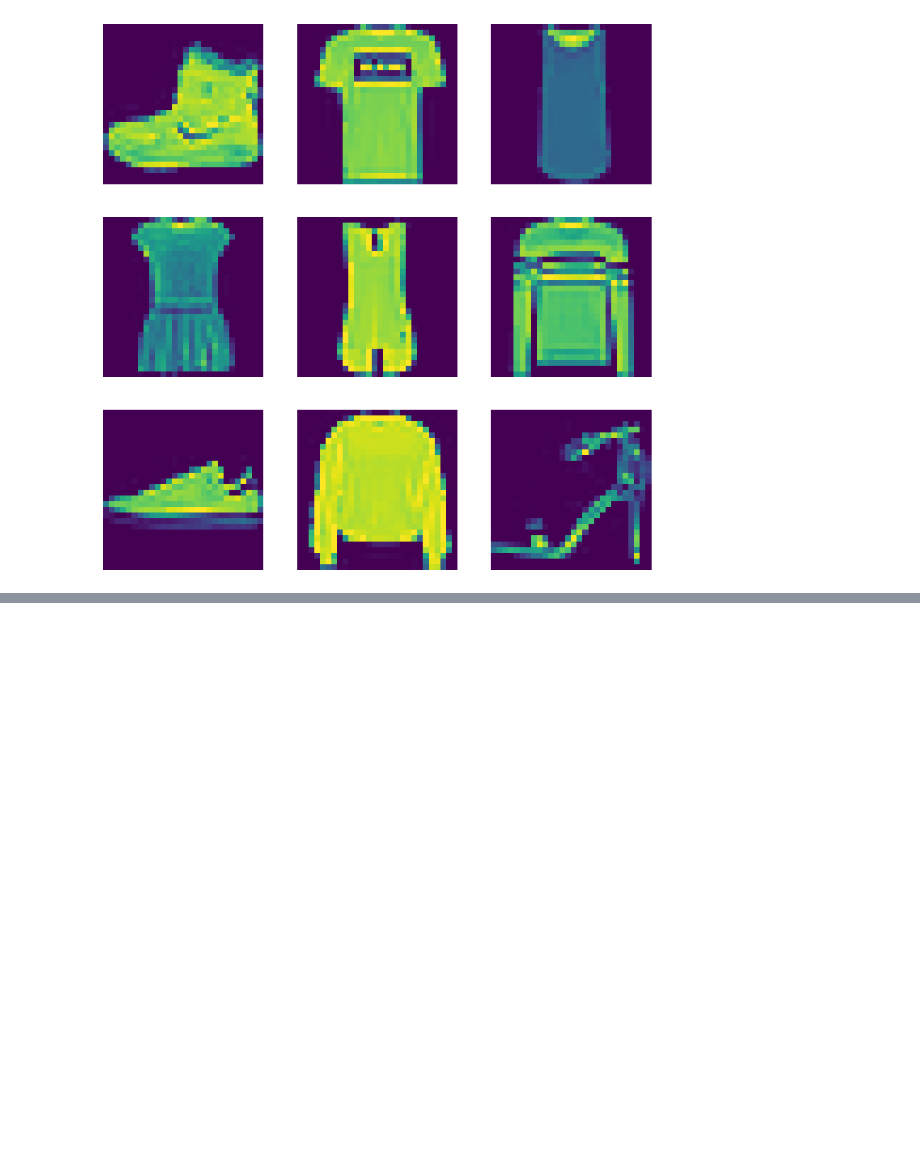
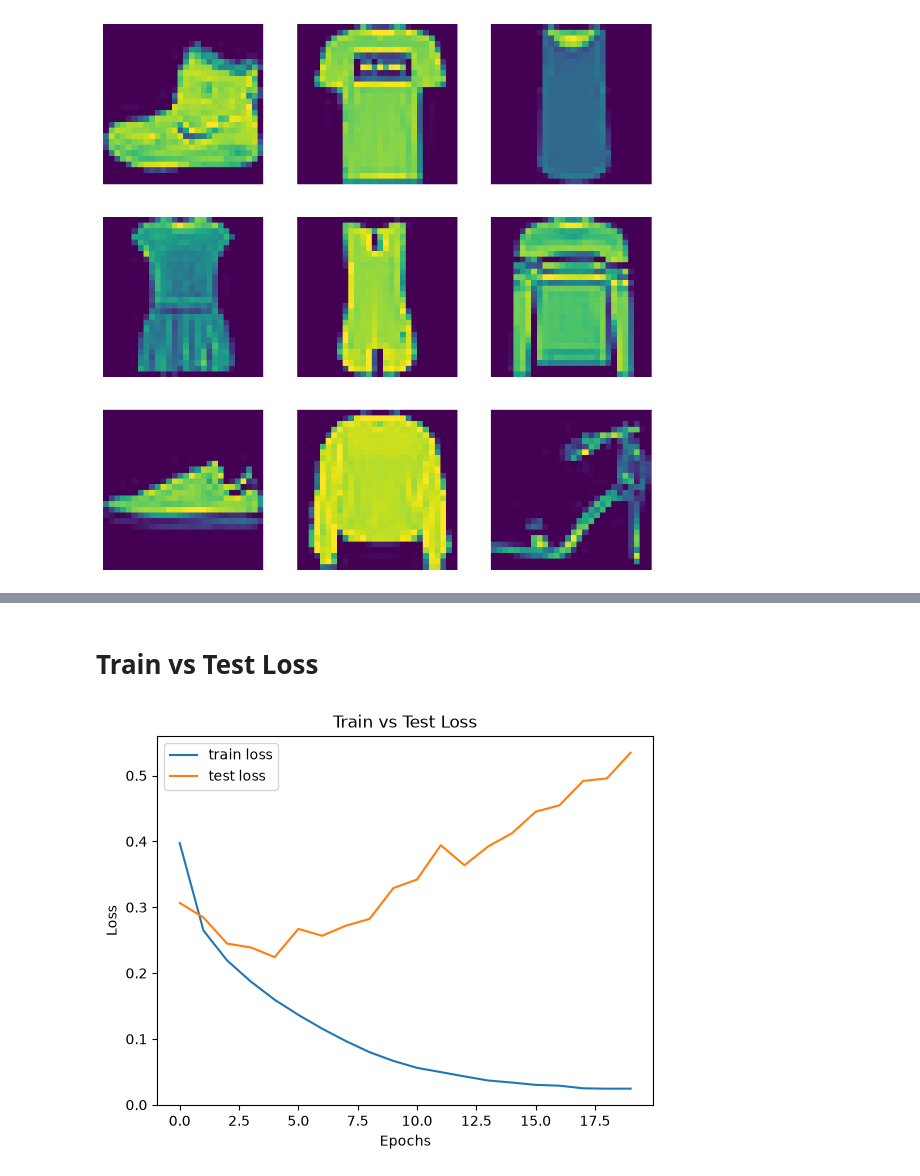
Before and after one commit to shy942/ML-exploration, a Jupyter notebook: notebooks/12_Computer_Vision.ipynb, the cells around one changed output, grey strips where cells are left out. Drawn from its saved outputs; the diff is of its cells as text; code cells hidden in the pictures; blank space fills up the shorter version.

```diff
--- a/notebooks/12_Computer_Vision.ipynb
+++ b/notebooks/12_Computer_Vision.ipynb
@@ -67,0 +159,20 @@ plt.show()
+# %%
+model_CNN = keras.Sequential([
+    keras.layers.Reshape((28,28,1), input_shape=(28,28)),
+    keras.layers.Conv2D(32, (3,3), activation='relu', padding='same'),
+    keras.layers.MaxPooling2D((2,2)),
+    keras.layers.Conv2D(64, (3,3), activation='relu', padding='same'),
+    keras.layers.MaxPooling2D((2,2)),
+    keras.layers.Flatten(),
+    keras.layers.Dense(128, activation='relu'),
+    keras.layers.Dense(10, activation='softmax')
+                              ])
+# %%
+# Compile
+model_CNN.compile(optimizer='Adam',
+                  loss='categorical_crossentropy',
+                  metrics = ['Accuracy'])
+# %%
+# Train history
+history_CNN = model_CNN.fit(X_train, y_train, epochs=20,
+                            validation_data=(X_test, y_test))
@@ -67,0 +207,12 @@ plt.show()
+# %% [markdown]
+# Train vs Test Loss
+# %%
+plt.plot(history_CNN.history['loss'], label='train loss')
+plt.plot(history_CNN.history['val_loss'], label='test loss')
+plt.xlabel('Epochs')
+plt.ylabel('Loss')
+plt.title('Train vs Test Loss')
+plt.legend()
+plt.show()
+# %% [output]
+[figure, added]
```
Also changed, not shown: parts of 25 cells of this notebook, 2 other files.
